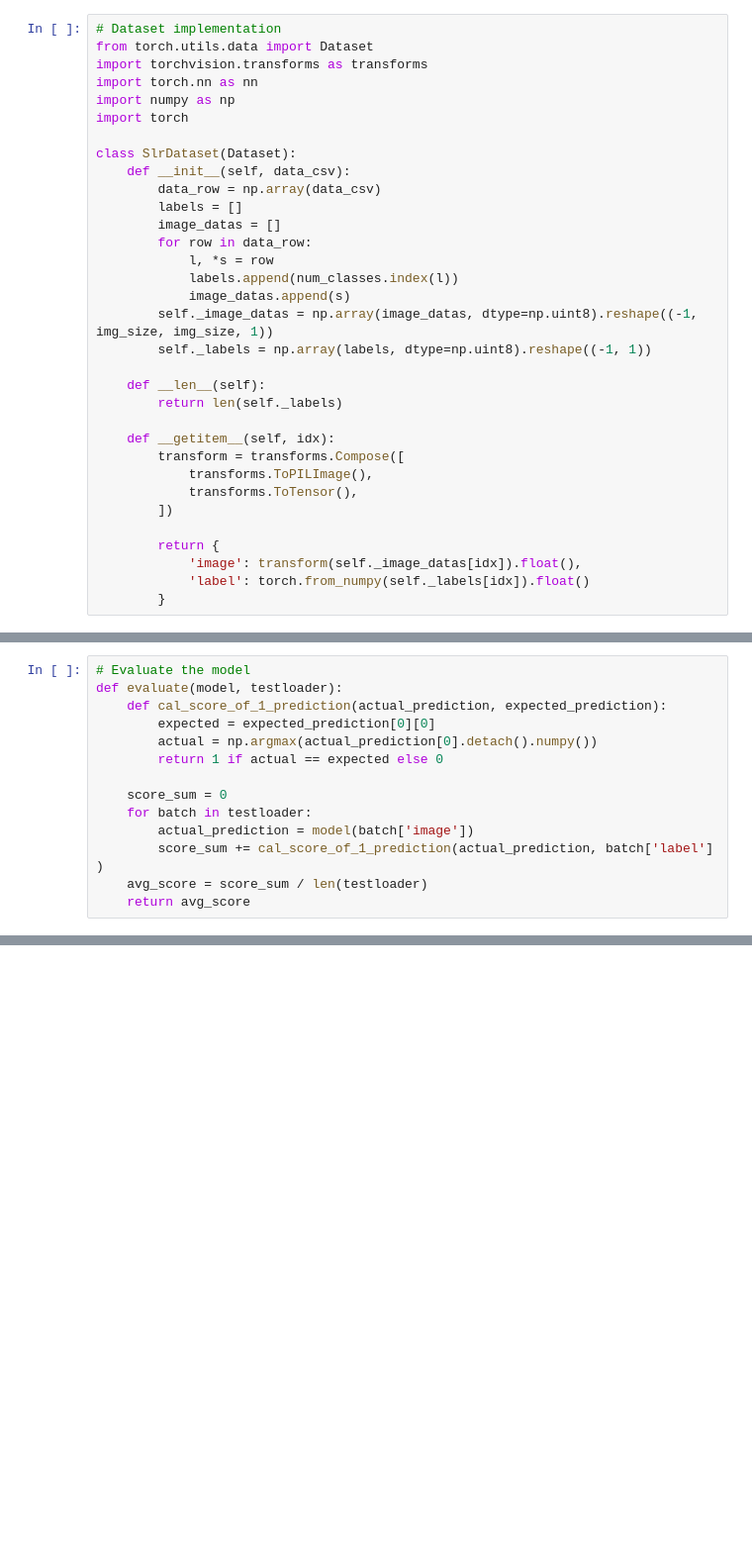
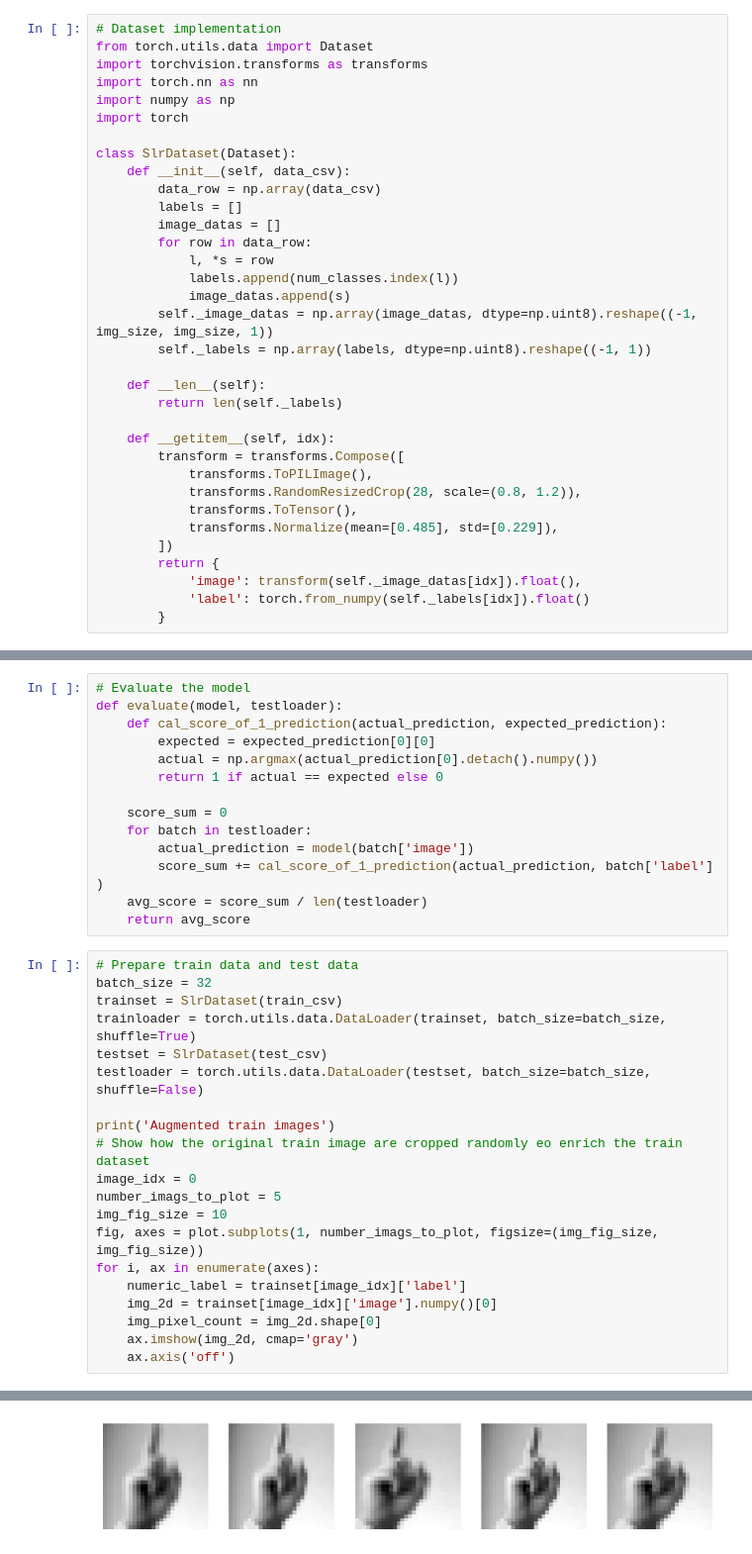
Before and after one commit to terrynguyen255/sign-language-recognition, a Jupyter notebook: main.ipynb, the cells around one changed output, grey strips where cells are left out. Shown: that part at 99% size. Cells and saved outputs as stored; diff of their text form; blank space fills up the shorter version.

```diff
--- a/main.ipynb
+++ b/main.ipynb
@@ -146,9 +148,10 @@ class SlrDataset(Dataset):
     def __getitem__(self, idx):
         transform = transforms.Compose([
             transforms.ToPILImage(),
+            transforms.RandomResizedCrop(28, scale=(0.8, 1.2)),
             transforms.ToTensor(),
+            transforms.Normalize(mean=[0.485], std=[0.229]),
         ])
-
         return {
             'image': transform(self._image_datas[idx]).float(),
             'label': torch.from_numpy(self._labels[idx]).float()
@@ -198,3 +201,24 @@ def evaluate(model, testloader):
         score_sum += cal_score_of_1_prediction(actual_prediction, batch['label'] )
     avg_score = score_sum / len(testloader)
     return avg_score
+# %%
+# Prepare train data and test data
+batch_size = 32
+trainset = SlrDataset(train_csv)
+trainloader = torch.utils.data.DataLoader(trainset, batch_size=batch_size, shuffle=True)
+testset = SlrDataset(test_csv)
+testloader = torch.utils.data.DataLoader(testset, batch_size=batch_size, shuffle=False)
+
+print('Augmented train images')
+# Show how the original train image are cropped randomly eo enrich the train dataset
+image_idx = 0
+number_imags_to_plot = 5
+img_fig_size = 10
+fig, axes = plot.subplots(1, number_imags_to_plot, figsize=(img_fig_size, img_fig_size))
+for i, ax in enumerate(axes):
+    numeric_label = trainset[image_idx]['label']
+    img_2d = trainset[image_idx]['image'].numpy()[0]
+    img_pixel_count = img_2d.shape[0]
+    ax.imshow(img_2d, cmap='gray')
+    ax.axis('off')
+# %% [output]
@@ -201,2 +226,3 @@ def evaluate(model, testloader):
+[figure, added]
 # %%
 # main
```
Also changed, not shown: parts of 5 cells of this notebook, 2 other files.
